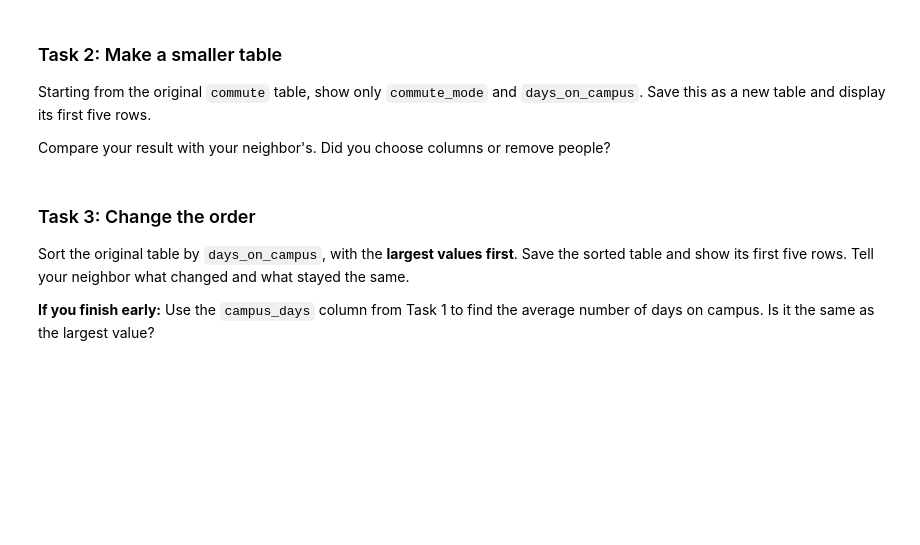
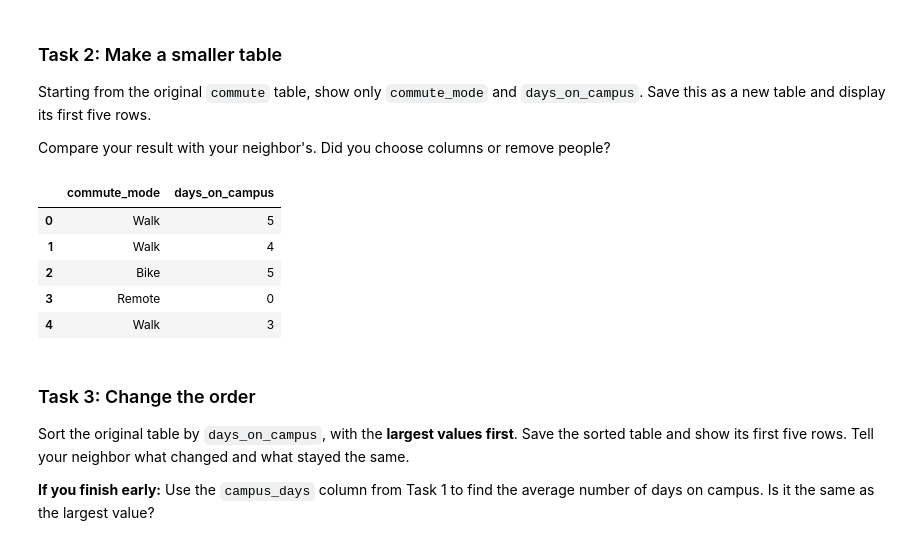
Before and after one commit to ajweijiang/compss-211a, a Jupyter notebook: lab/lab01_python_pandas_recap.ipynb, the cells around one changed output. Cells and saved outputs as stored; diff of their text form; code cells hidden in the pictures; blank space fills up the shorter version.

```diff
--- a/lab/lab01_python_pandas_recap.ipynb
+++ b/lab/lab01_python_pandas_recap.ipynb
@@ -177,6 +280,19 @@ Use the `days_on_campus` column to find people who are on campus **4 or more day
 Starting from the original `commute` table, show only `commute_mode` and `days_on_campus`. Save this as a new table and display its first five rows.
 
 Compare your result with your neighbor's. Did you choose columns or remove people?
+# %%
+smaller_columns = ["commute_mode", "days_on_campus"]
+# %%
+smaller_table = commute[smaller_columns]
+# %%
+smaller_table.head()
+# %% [output]
+|  | commute_mode | days_on_campus |
+| 0 | Walk | 5 |
+| 1 | Walk | 4 |
+| 2 | Bike | 5 |
+| 3 | Remote | 0 |
+| 4 | Walk | 3 |
 # %% [markdown]
 ### Task 3: Change the order
 
```
Also changed, not shown: parts of 23 cells of this notebook.
